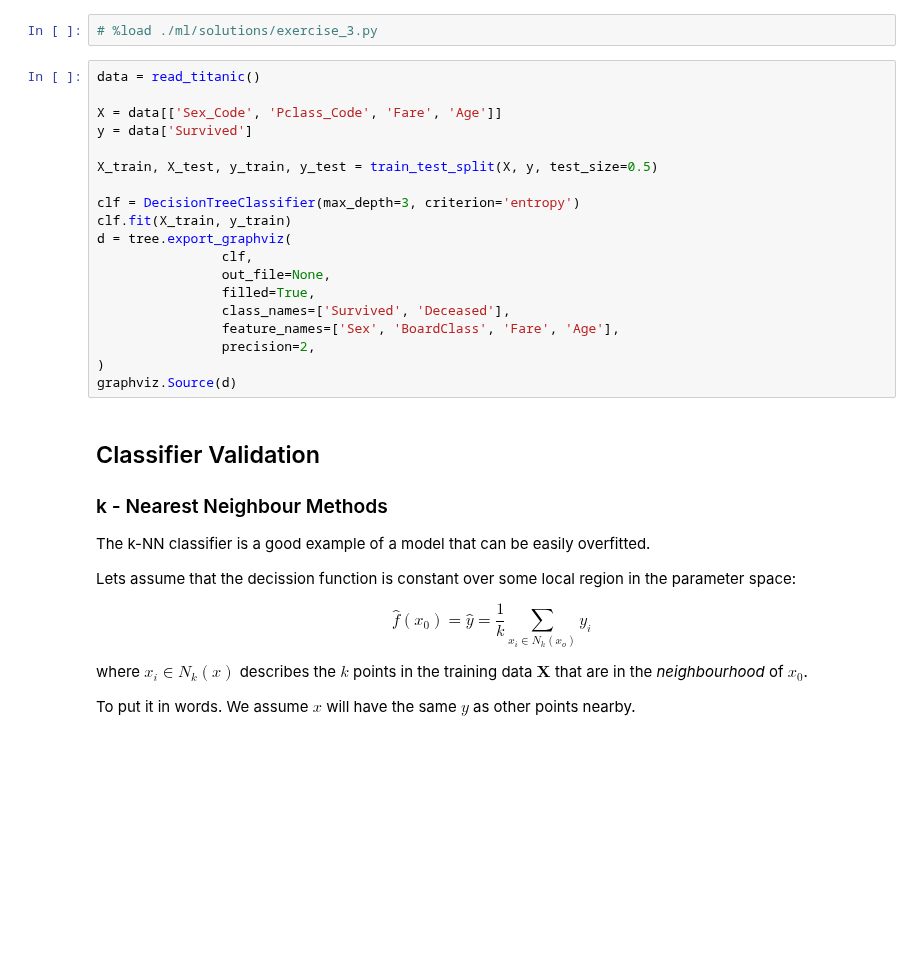
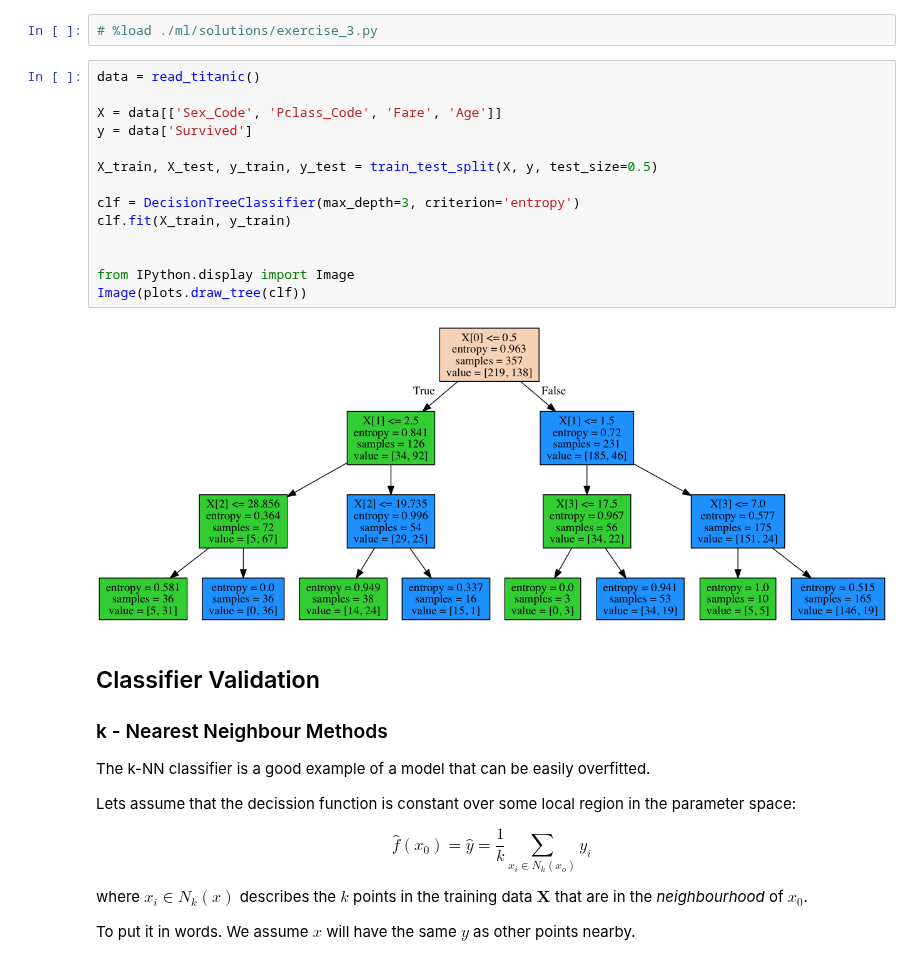
Before and after one commit to Python4AstronomersAndParticlePhysicists/PythonWorkshop-ICE, a Jupyter notebook: notebooks/08_01_MachineLearning.ipynb, the cells around one changed output. Cells and saved outputs as stored; diff of their text form; blank space fills up the shorter version.

Commit message:
fix colors in the tree and make graphviz optional

```diff
--- a/notebooks/08_01_MachineLearning.ipynb
+++ b/notebooks/08_01_MachineLearning.ipynb
@@ -717,22 +742,19 @@ Use scikit-learn to find the best possible decission tree for the Titanic datase
 # %%
 data = read_titanic()
 
 X = data[['Sex_Code', 'Pclass_Code', 'Fare', 'Age']]
 y = data['Survived']
 
 X_train, X_test, y_train, y_test = train_test_split(X, y, test_size=0.5)
 
 clf = DecisionTreeClassifier(max_depth=3, criterion='entropy')
 clf.fit(X_train, y_train)
-d = tree.export_graphviz(
-                clf,
-                out_file=None,
-                filled=True,
-                class_names=['Survived', 'Deceased'],
-                feature_names=['Sex', 'BoardClass', 'Fare', 'Age'],
-                precision=2,
-)
-graphviz.Source(d)
+
+
+from IPython.display import Image
+Image(plots.draw_tree(clf))
+# %% [output]
+[figure, added]
 # %% [markdown]
 ## Classifier Validation
 
```
Also changed, not shown: parts of 12 cells of this notebook, 1 other file.
